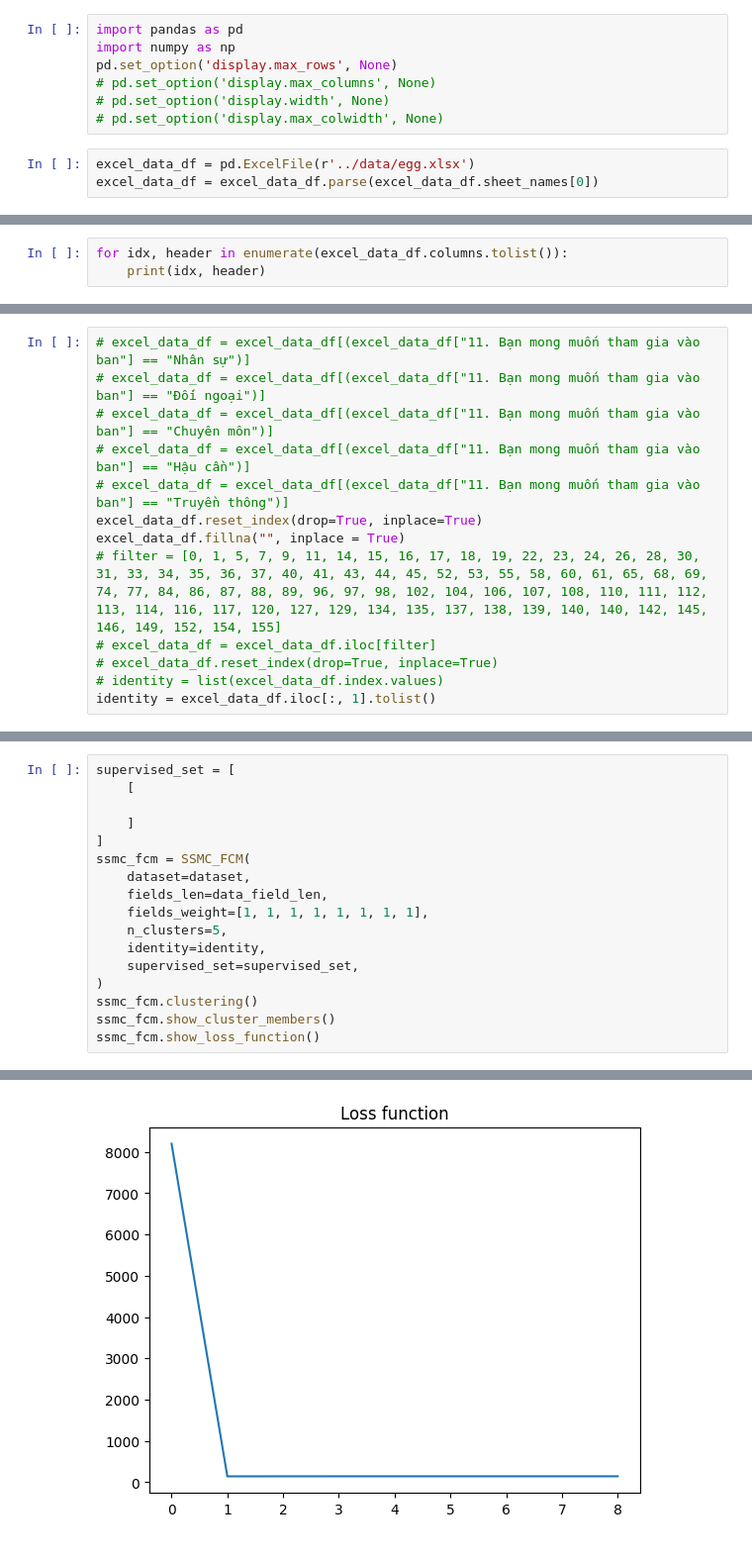
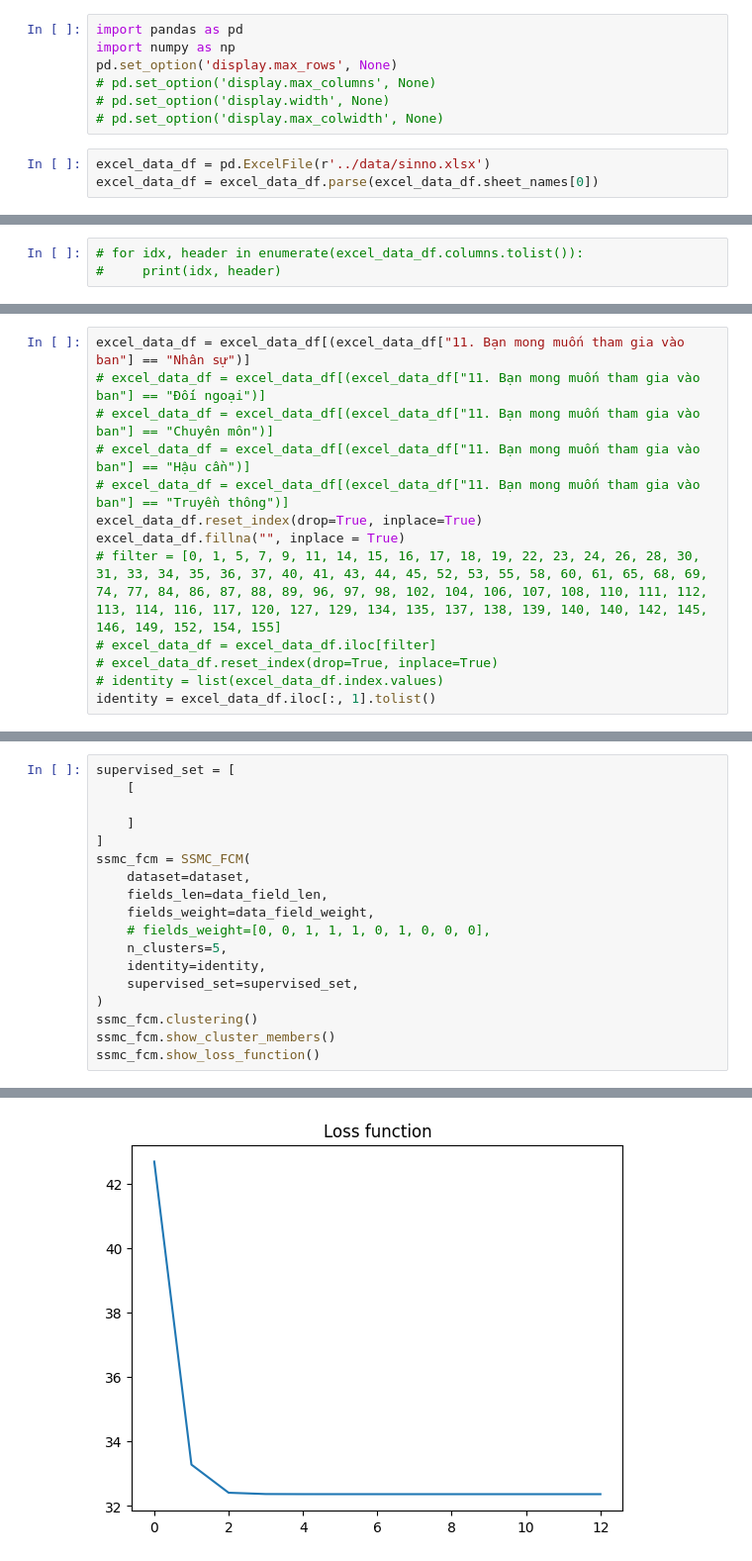
Before and after one commit to hoangtc125/algo-clustering-service, a Jupyter notebook: notebook/text_loading.ipynb, the cells around one changed output, grey strips where cells are left out. Shown: that part at 99% size. Drawn from its saved outputs; the diff is of its cells as text.

```diff
--- a/notebook/text_loading.ipynb
+++ b/notebook/text_loading.ipynb
@@ -6,6 +6,6 @@ pd.set_option('display.max_rows', None)
 # pd.set_option('display.width', None)
 # pd.set_option('display.max_colwidth', None)
 # %%
-excel_data_df = pd.ExcelFile(r'../data/egg.xlsx')
+excel_data_df = pd.ExcelFile(r'../data/sinno.xlsx')
 excel_data_df = excel_data_df.parse(excel_data_df.sheet_names[0])
 # %%
@@ -14,4 +14,4 @@ result_df = result_df.parse(result_df.sheet_names[0])
 result_set = result_df.iloc[:, 1].tolist()
 # %%
-for idx, header in enumerate(excel_data_df.columns.tolist()):
-    print(idx, header)
+# for idx, header in enumerate(excel_data_df.columns.tolist()):
+#     print(idx, header)
@@ -30,5 +18,5 @@ for idx, header in enumerate(excel_data_df.columns.tolist()):
 # %%
-# excel_data_df = excel_data_df[(excel_data_df["11. Bạn mong muốn tham gia vào ban"] == "Nhân sự")]
+excel_data_df = excel_data_df[(excel_data_df["11. Bạn mong muốn tham gia vào ban"] == "Nhân sự")]
 # excel_data_df = excel_data_df[(excel_data_df["11. Bạn mong muốn tham gia vào ban"] == "Đối ngoại")]
 # excel_data_df = excel_data_df[(excel_data_df["11. Bạn mong muốn tham gia vào ban"] == "Chuyên môn")]
 # excel_data_df = excel_data_df[(excel_data_df["11. Bạn mong muốn tham gia vào ban"] == "Hậu cần")]
@@ -185,7 +192,8 @@ supervised_set = [
 ssmc_fcm = SSMC_FCM(
     dataset=dataset,
     fields_len=data_field_len,
-    fields_weight=[1, 1, 1, 1, 1, 1, 1, 1],
+    fields_weight=data_field_weight,
+    # fields_weight=[0, 0, 1, 1, 1, 0, 1, 0, 0, 0],
     n_clusters=5,
     identity=identity,
     supervised_set=supervised_set,
@@ -204,2 +212,2 @@ Cluster members:
-[figure, old version]
+[figure, new version]
 loss functions:
```
Also changed, not shown: parts of 9 cells of this notebook, 2 other files.
